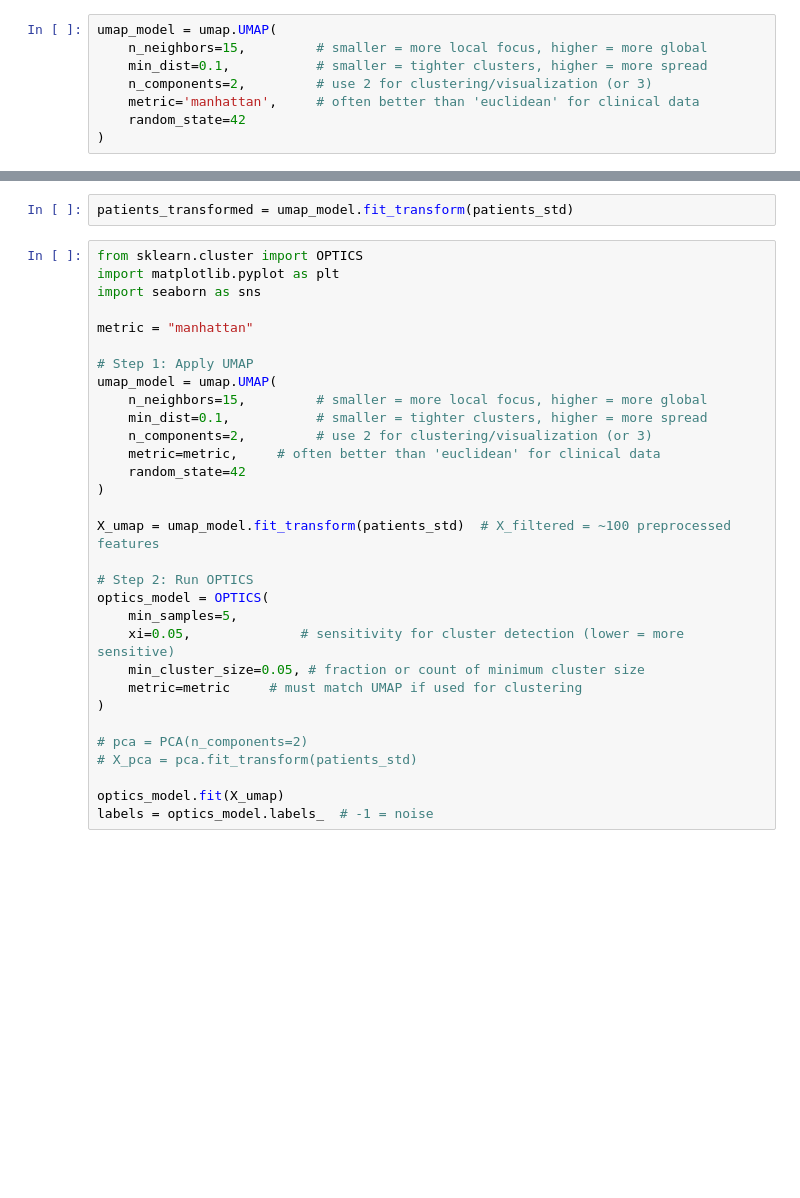
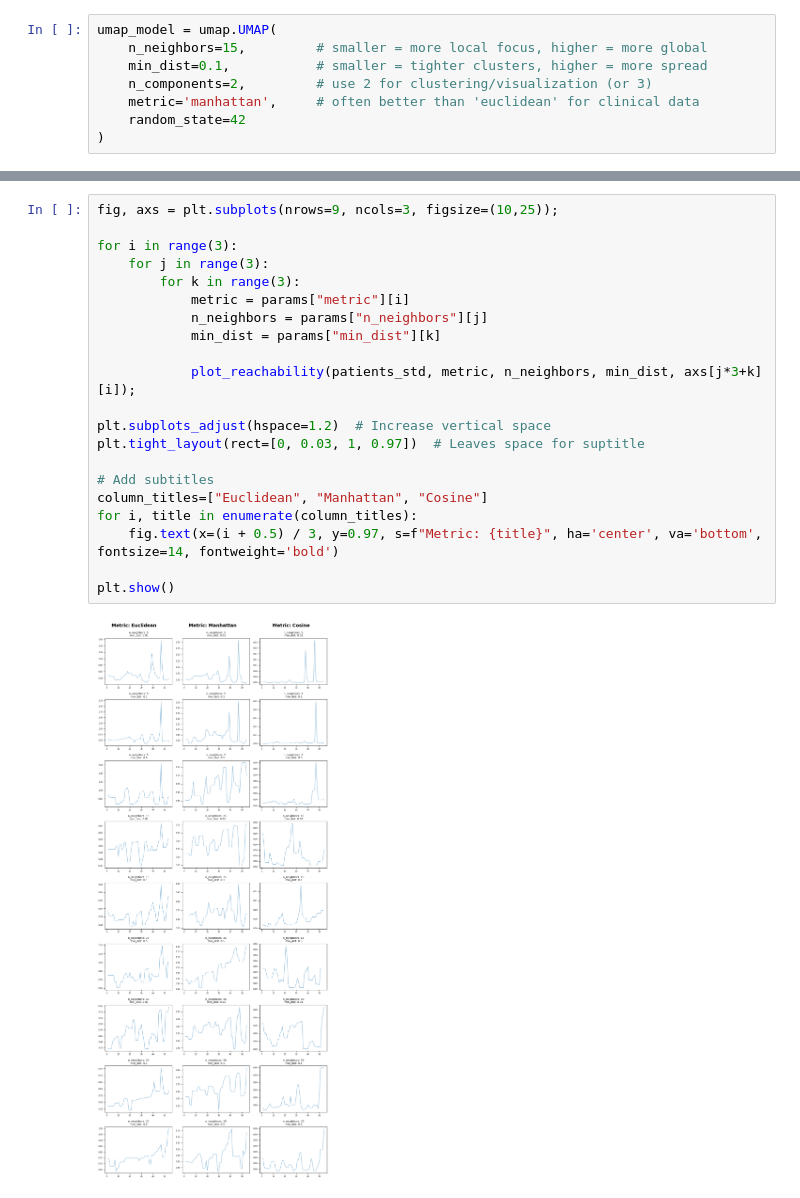
Before and after one commit to krusand/Analyzing-concussions-through-eyetracking-measurements, a Jupyter notebook: src/clustering_1.ipynb, the cells around one changed output, grey strips where cells are left out. Cells and saved outputs as stored; diff of their text form; blank space fills up the shorter version.

```diff
--- a/src/clustering_1.ipynb
+++ b/src/clustering_1.ipynb
@@ -93,33 +217,23 @@ for i in range(3):
 # %%
-patients_transformed = umap_model.fit_transform(patients_std)
+fig, axs = plt.subplots(nrows=9, ncols=3, figsize=(10,25));
+
+for i in range(3):
+    for j in range(3):
+        for k in range(3):
+            metric = params["metric"][i]
+            n_neighbors = params["n_neighbors"][j]
+            min_dist = params["min_dist"][k]
+
+            plot_reachability(patients_std, metric, n_neighbors, min_dist, axs[j*3+k][i]);
+
+plt.subplots_adjust(hspace=1.2)  # Increase vertical space
+plt.tight_layout(rect=[0, 0.03, 1, 0.97])  # Leaves space for suptitle
+
+# Add subtitles
+column_titles=["Euclidean", "Manhattan", "Cosine"]
+for i, title in enumerate(column_titles):
+    fig.text(x=(i + 0.5) / 3, y=0.97, s=f"Metric: {title}", ha='center', va='bottom', fontsize=14, fontweight='bold')
+
+plt.show()
+# %% [output]
+[figure, added]
-# %%
-from sklearn.cluster import OPTICS
-import matplotlib.pyplot as plt
-import seaborn as sns
-
-metric = "manhattan"
-
-# Step 1: Apply UMAP
-umap_model = umap.UMAP(
-    n_neighbors=15,         # smaller = more local focus, higher = more global
-    min_dist=0.1,           # smaller = tighter clusters, higher = more spread
-    n_components=2,         # use 2 for clustering/visualization (or 3)
-    metric=metric,     # often better than 'euclidean' for clinical data
-    random_state=42
-)
-
-X_umap = umap_model.fit_transform(patients_std)  # X_filtered = ~100 preprocessed features
-
-# Step 2: Run OPTICS
-optics_model = OPTICS(
-    min_samples=5,
-    xi=0.05,              # sensitivity for cluster detection (lower = more sensitive)
-    min_cluster_size=0.05, # fraction or count of minimum cluster size
-    metric=metric     # must match UMAP if used for clustering
-)
-
-# pca = PCA(n_components=2)
-# X_pca = pca.fit_transform(patients_std)
-
-optics_model.fit(X_umap)
-labels = optics_model.labels_  # -1 = noise
```
Also changed, not shown: parts of 13 cells of this notebook.
